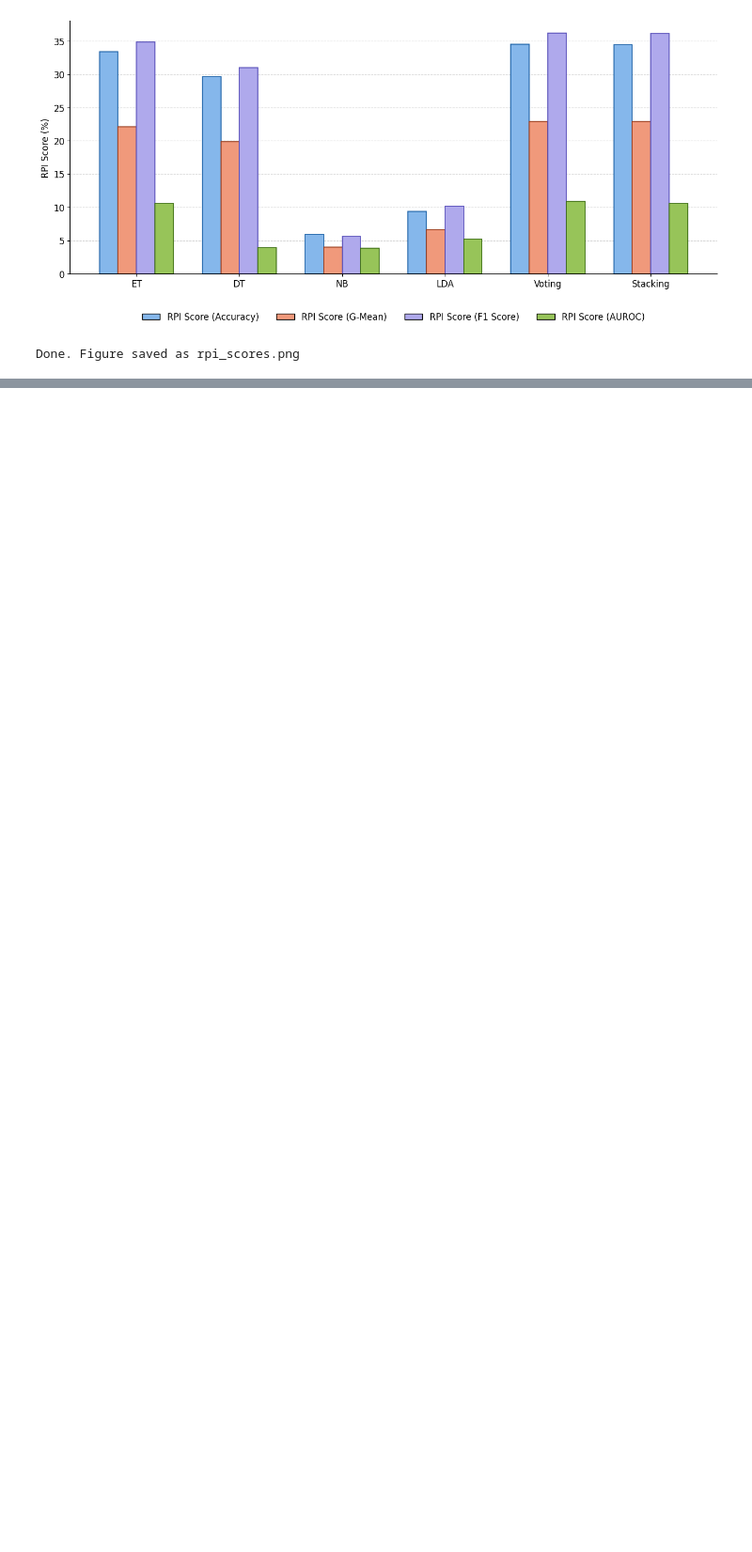
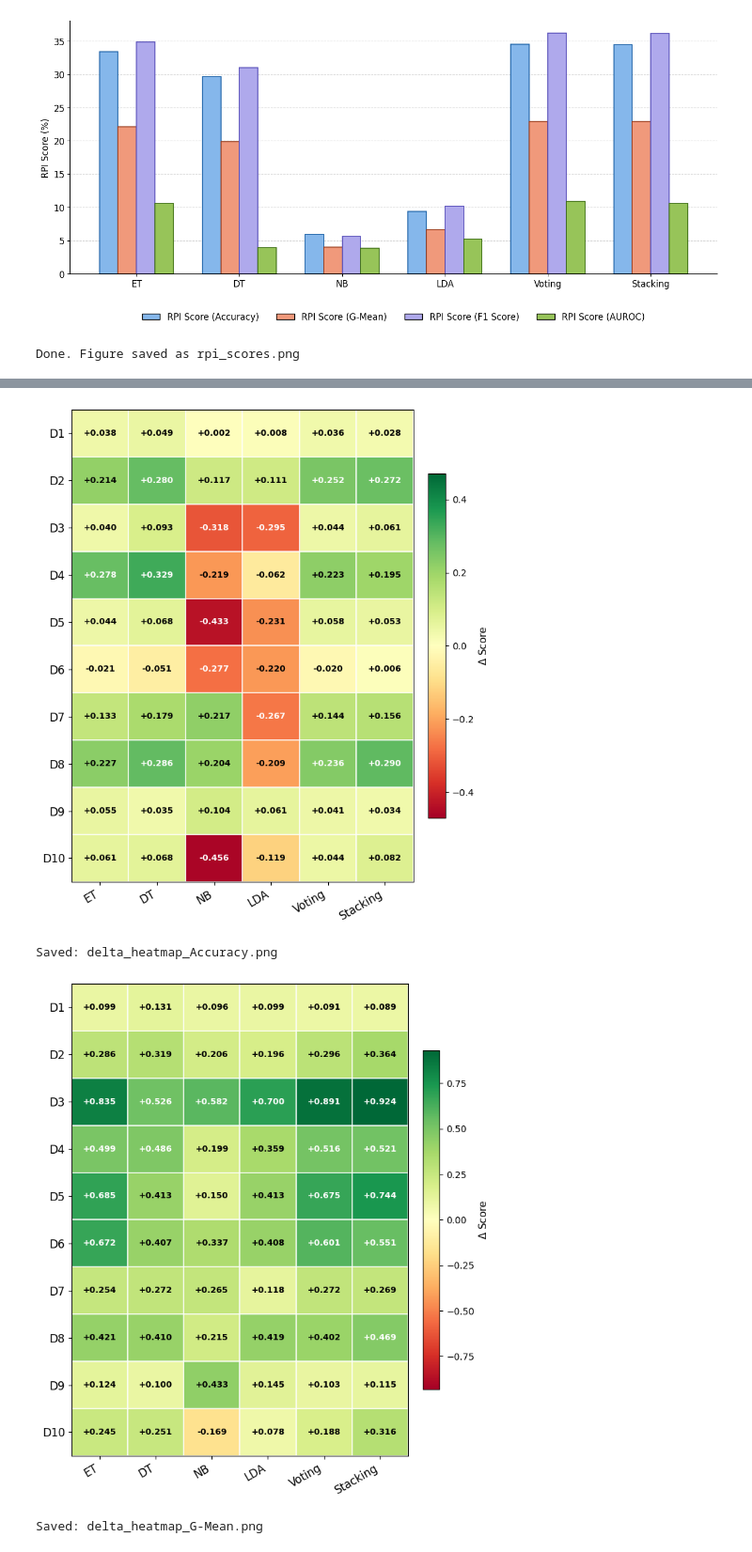
Before and after one commit to muajnstu/Large_Scale_Implementation_of_DSK_Chain, a Jupyter notebook: Visualization_Techniques.ipynb, the cells around one changed output, grey strips where cells are left out. Shown at 94% size. Drawn from its saved outputs; the diff is of its cells as text; code cells hidden in the pictures; blank space fills up the shorter version.

```diff
--- a/Visualization_Techniques.ipynb
+++ b/Visualization_Techniques.ipynb
@@ -182,0 +613,55 @@ Done. Figure saved as rpi_scores.png
+# %%
+cmap = plt.cm.RdYlGn
+
+for m_col, metric in enumerate(metrics):
+
+    fig, ax = plt.subplots(figsize=(7, 8))
+
+    # build (10, 6)
+    grid = np.zeros((len(datasets), len(models)))
+    for i, ds in enumerate(datasets):
+        for j, model in enumerate(models):
+            row_idx = i * len(models) + j
+            grid[i, j] = delta_matrix[row_idx, m_col]
+
+    abs_max = np.max(np.abs(grid))
+    vmax    = round(abs_max + 0.01, 2)
+    vmin    = -vmax
+
+    im = ax.imshow(grid, cmap=cmap, vmin=vmin, vmax=vmax, aspect="auto")
+
+    for i in range(len(datasets)):
+        for j in range(len(models)):
+            val      = grid[i, j]
+            norm_val = (val - vmin) / (vmax - vmin)
+            txt_col  = "white" if (norm_val < 0.25 or norm_val > 0.75) else "black"
+            sign     = "+" if val >= 0 else ""
+            ax.text(j, i, f"{sign}{val:.3f}",
+                    ha="center", va="center",
+                    fontsize=9, color=txt_col, fontweight="bold")
+
+    ax.set_xticks(range(len(models)))
+    ax.set_xticklabels(models, fontsize=12, rotation=30, ha="right")
+    ax.set_yticks(range(len(datasets)))
+    ax.set_yticklabels(datasets, fontsize=12)
+
+    # grid lines
+    ax.set_xticks(np.arange(-0.5, len(models), 1), minor=True)
+    ax.set_yticks(np.arange(-0.5, len(datasets), 1), minor=True)
+    ax.grid(which="minor", color="white", linewidth=1.2)
+    ax.tick_params(which="minor", bottom=False, left=False)
+
+    cb = fig.colorbar(im, ax=ax, fraction=0.046, pad=0.04)
+    cb.ax.tick_params(labelsize=10)
+    cb.set_label(r"$\Delta$ Score", fontsize=11)
+
+    plt.tight_layout()
+    fname = f"delta_heatmap_{metric.replace(' ', '_')}.png"
+    plt.savefig(fname, dpi=300, bbox_inches="tight")
+    plt.show()
+    print(f"Saved: {fname}")
+# %% [output]
+[figure, added]
+Saved: delta_heatmap_Accuracy.png
+[figure, added]
+Saved: delta_heatmap_G-Mean.png
```
Also changed, not shown: parts of 5 cells of this notebook.
